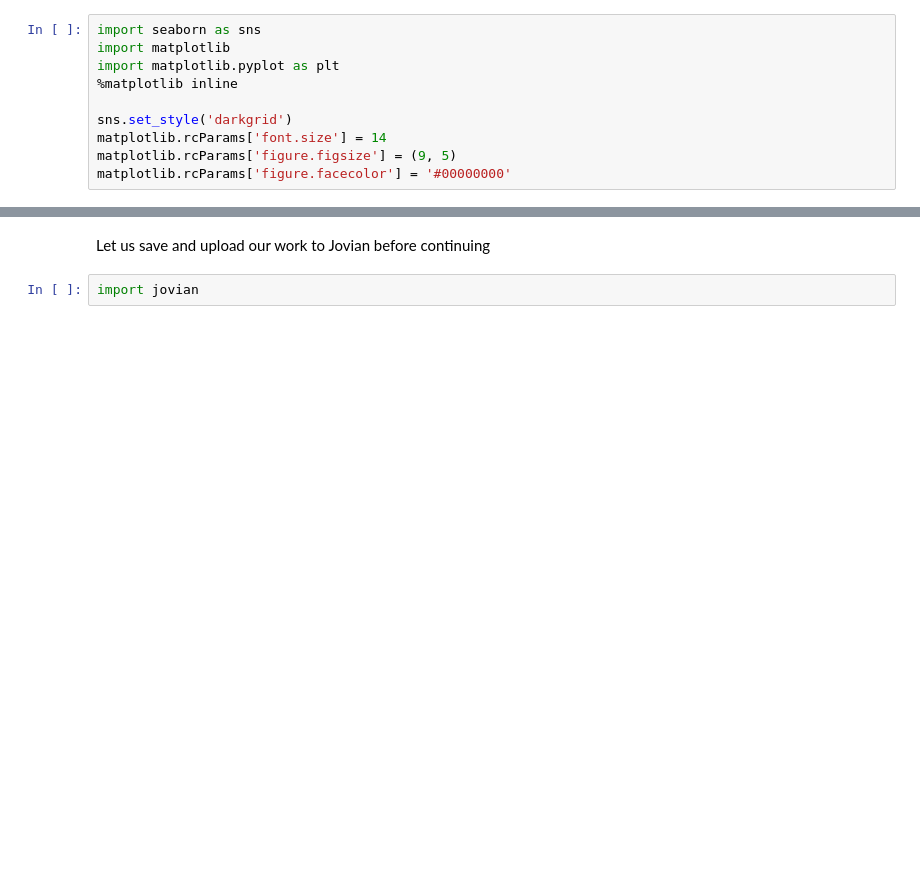
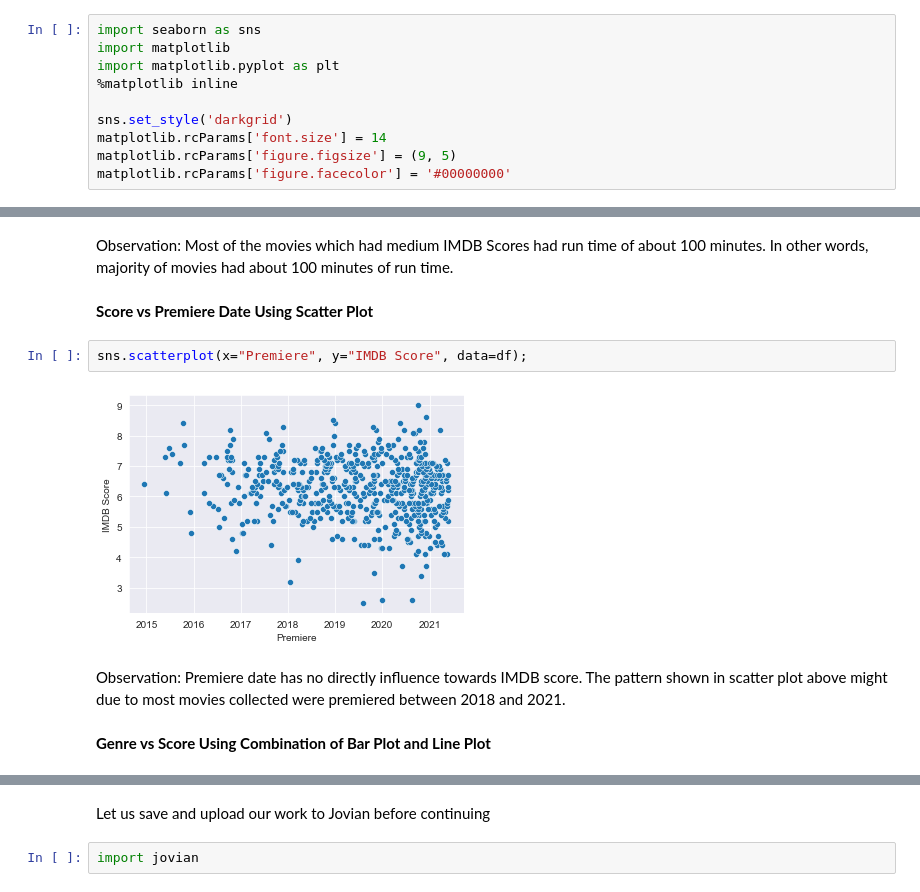
Before and after one commit to chewzzz1014/Python_Basics, a Jupyter notebook: jovian-courses/assignments/zerotopandas-course-project.ipynb, the cells around one changed output, grey strips where cells are left out. Cells and saved outputs as stored; diff of their text form; blank space fills up the shorter version.

```diff
--- a/jovian-courses/assignments/zerotopandas-course-project.ipynb
+++ b/jovian-courses/assignments/zerotopandas-course-project.ipynb
@@ -235,0 +308,12 @@ matplotlib.rcParams['figure.facecolor'] = '#00000000'
+# %% [markdown]
+Observation: Most of the movies which had medium IMDB Scores had run time of about 100 minutes. In other words, majority of movies had about 100 minutes of run time.
+# %% [markdown]
+**Score vs Premiere Date Using Scatter Plot**
+# %%
+sns.scatterplot(x="Premiere", y="IMDB Score", data=df);
+# %% [output]
+[figure, added]
+# %% [markdown]
+Observation: Premiere date has no directly influence towards IMDB score. The pattern shown in scatter plot above might due to most movies collected were premiered between 2018 and 2021.
+# %% [markdown]
+**Genre vs Score Using Combination of Bar Plot and Line Plot**
```
Also changed, not shown: parts of 70 cells of this notebook, 2 other files.
